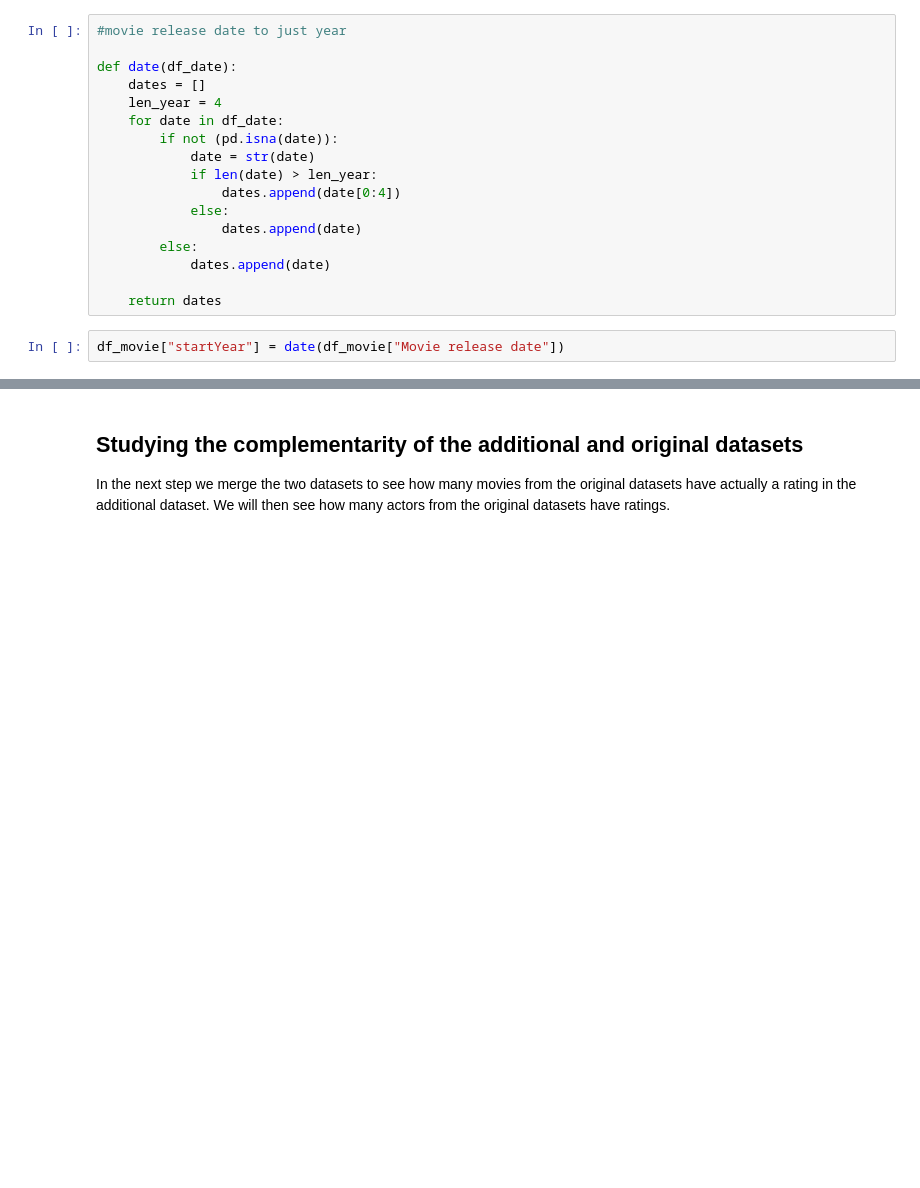
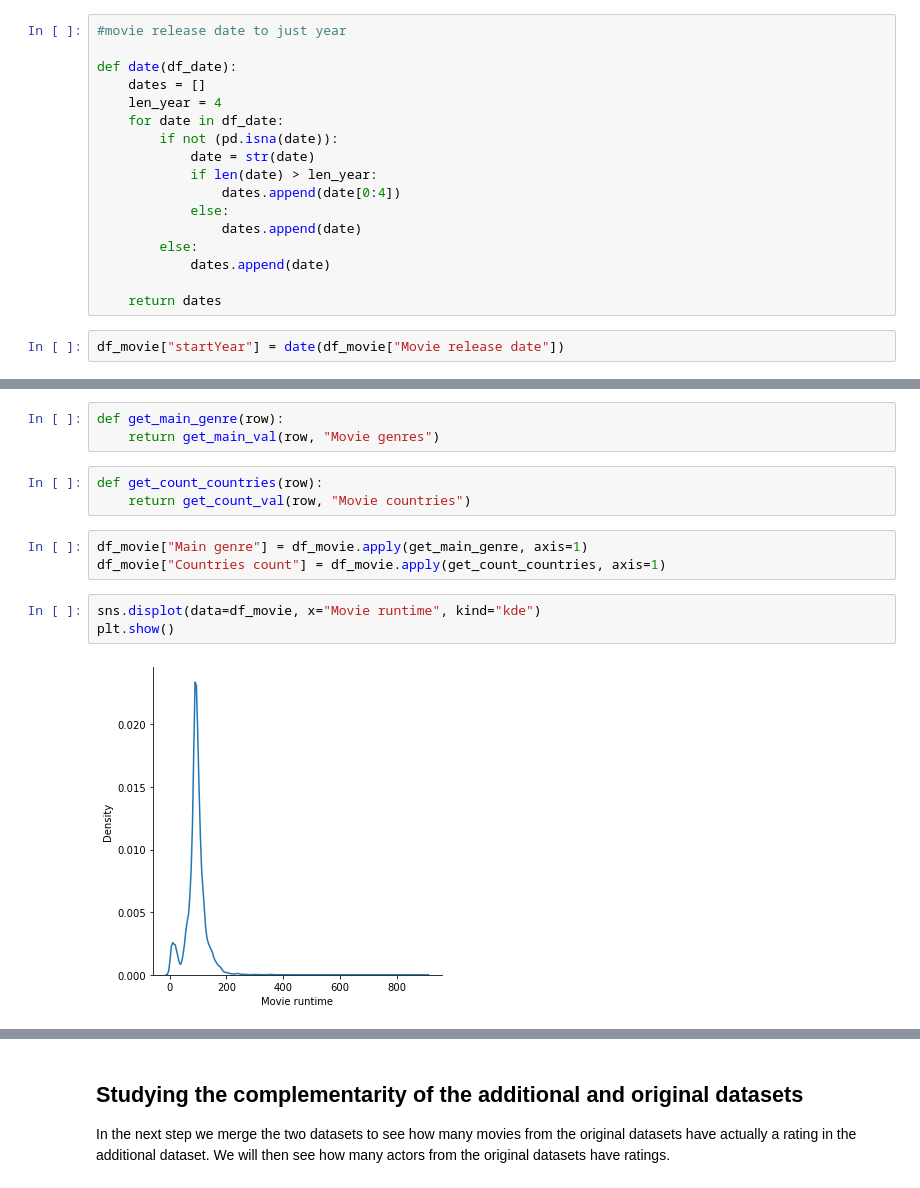
Before and after one commit to epfl-ada/ada-2022-project-datajugglers, a Jupyter notebook: Project_2.ipynb, the cells around one changed output, grey strips where cells are left out. Drawn from its saved outputs; the diff is of its cells as text; blank space fills up the shorter version.

```diff
--- a/Project_2.ipynb
+++ b/Project_2.ipynb
@@ -171,3 +192,17 @@ df_movie["startYear"] = date(df_movie["Movie release date"])
+# %%
+def get_main_genre(row):
+    return get_main_val(row, "Movie genres")
+# %%
+def get_count_countries(row):
+    return get_count_val(row, "Movie countries")
+# %%
+df_movie["Main genre"] = df_movie.apply(get_main_genre, axis=1)
+df_movie["Countries count"] = df_movie.apply(get_count_countries, axis=1)
+# %%
+sns.displot(data=df_movie, x="Movie runtime", kind="kde")
+plt.show()
+# %% [output]
+[figure, added]
 # %%
 df_movie
 # %% [output]
```
Also changed, not shown: parts of 18 cells of this notebook.
